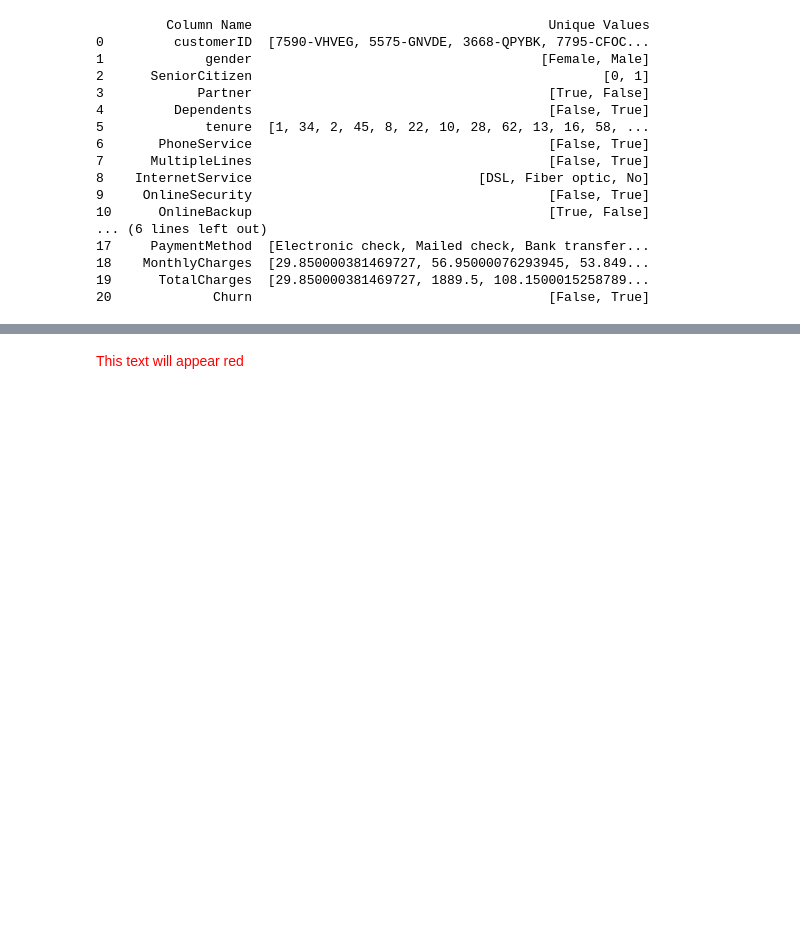
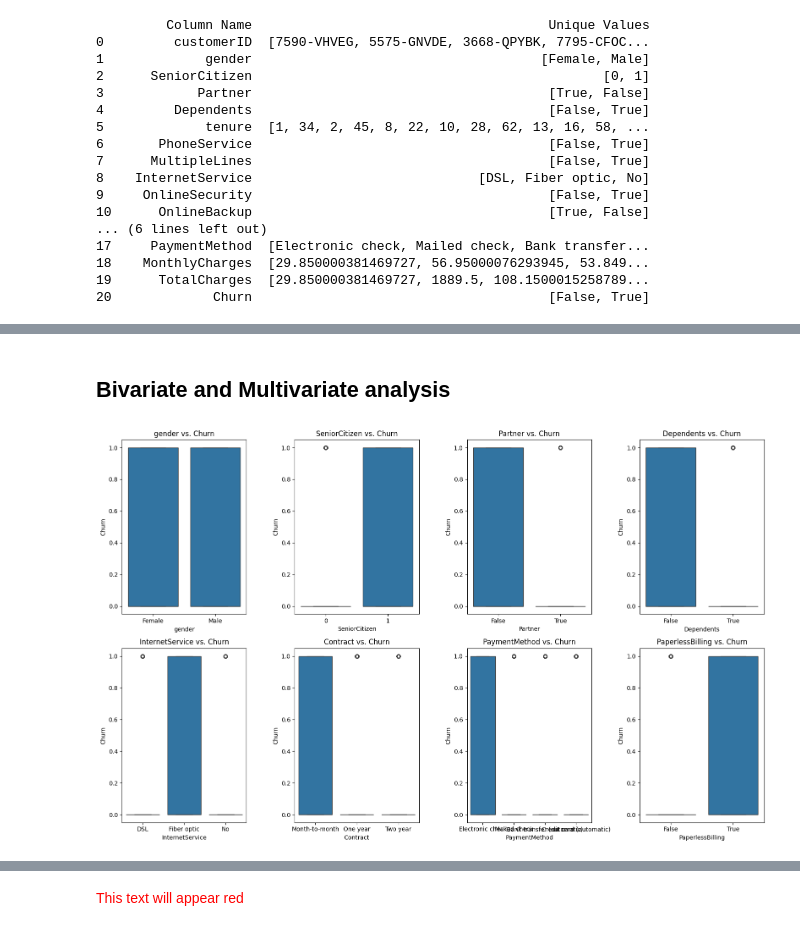
Before and after one commit to wamathaiwandeto/Customer-Churn-Prediction, a Jupyter notebook: churn.ipynb, the cells around one changed output, grey strips where cells are left out. Drawn from its saved outputs; the diff is of its cells as text; code cells hidden in the pictures; blank space fills up the shorter version.

```diff
--- a/churn.ipynb
+++ b/churn.ipynb
@@ -462,0 +509,22 @@ print(unique_values_table)
+# %% [markdown]
+## Bivariate and Multivariate analysis
+# %%
+# Define the list of columns for multivariate analysis
+columns_to_compare = ['gender', 'SeniorCitizen', 'Partner', 'Dependents',
+                      'InternetService', 'Contract', 'PaymentMethod', 'PaperlessBilling']
+
+# Set up the matplotlib figure with subplots
+fig, axes = plt.subplots(nrows=2, ncols=4, figsize=(16, 10))
+
+# Create box plots for each column
+for i, column in enumerate(columns_to_compare):
+    row = i // 4
+    col = i % 4
+    sns.boxplot(x=column, y='Churn', data=train_df, ax=axes[row, col])
+    axes[row, col].set_title(f'{column} vs. Churn')
+
+# Adjust layout
+plt.tight_layout()
+plt.show()
+# %% [output]
+[figure, added]
```
Also changed, not shown: parts of 6 cells of this notebook.
